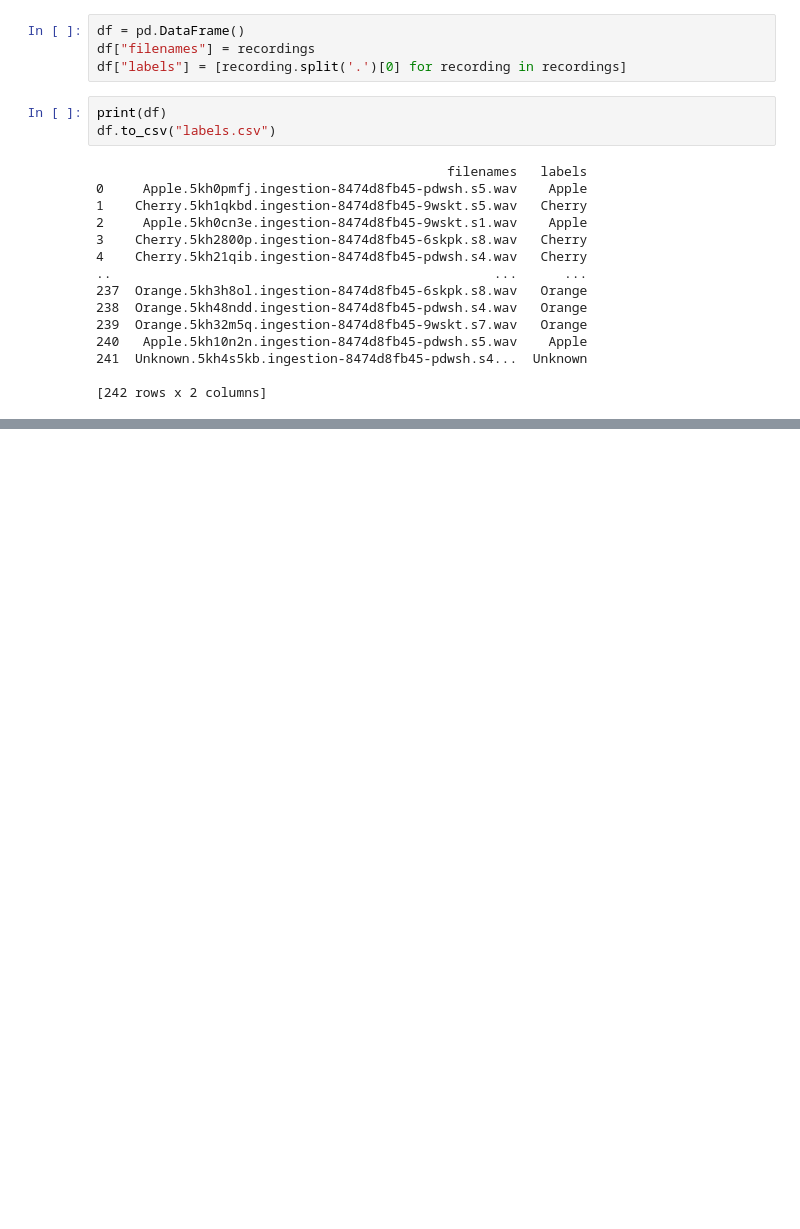
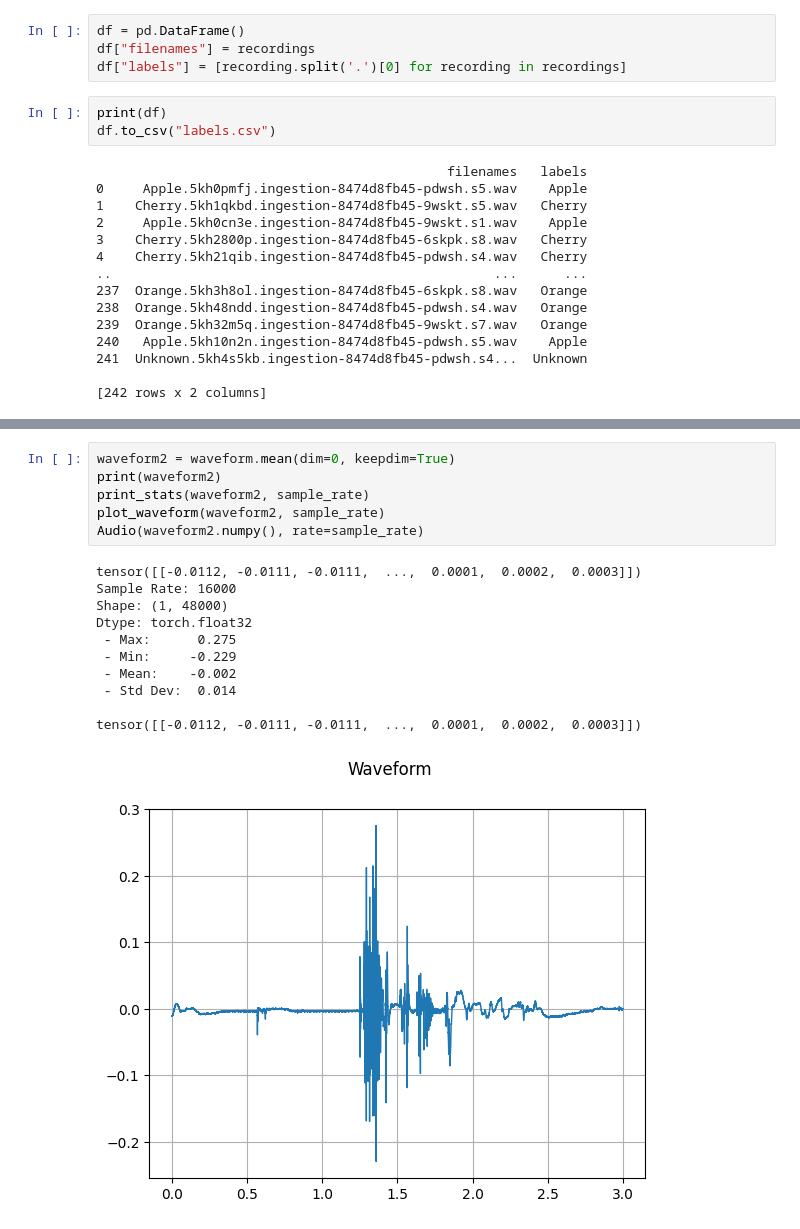
Before and after one commit to imgmaterial/AILabs, a Jupyter notebook: Labs/Lab4/Lab4.ipynb, the cells around one changed output, grey strips where cells are left out. Saved outputs shown, nothing was run; the diff lists cells and outputs as text; blank space fills up the shorter version.

```diff
--- a/Labs/Lab4/Lab4.ipynb
+++ b/Labs/Lab4/Lab4.ipynb
@@ -29,0 +148,18 @@ df.to_csv("labels.csv")
+# %%
+waveform2 = waveform.mean(dim=0, keepdim=True)
+print(waveform2)
+print_stats(waveform2, sample_rate)
+plot_waveform(waveform2, sample_rate)
+Audio(waveform2.numpy(), rate=sample_rate)
+# %% [output]
+tensor([[-0.0112, -0.0111, -0.0111,  ...,  0.0001,  0.0002,  0.0003]])
+Sample Rate: 16000
+Shape: (1, 48000)
+Dtype: torch.float32
+ - Max:      0.275
+ - Min:     -0.229
+ - Mean:    -0.002
+ - Std Dev:  0.014
+
+tensor([[-0.0112, -0.0111, -0.0111,  ...,  0.0001,  0.0002,  0.0003]])
+[figure, added]
```
Also changed, not shown: parts of 19 cells of this notebook.
